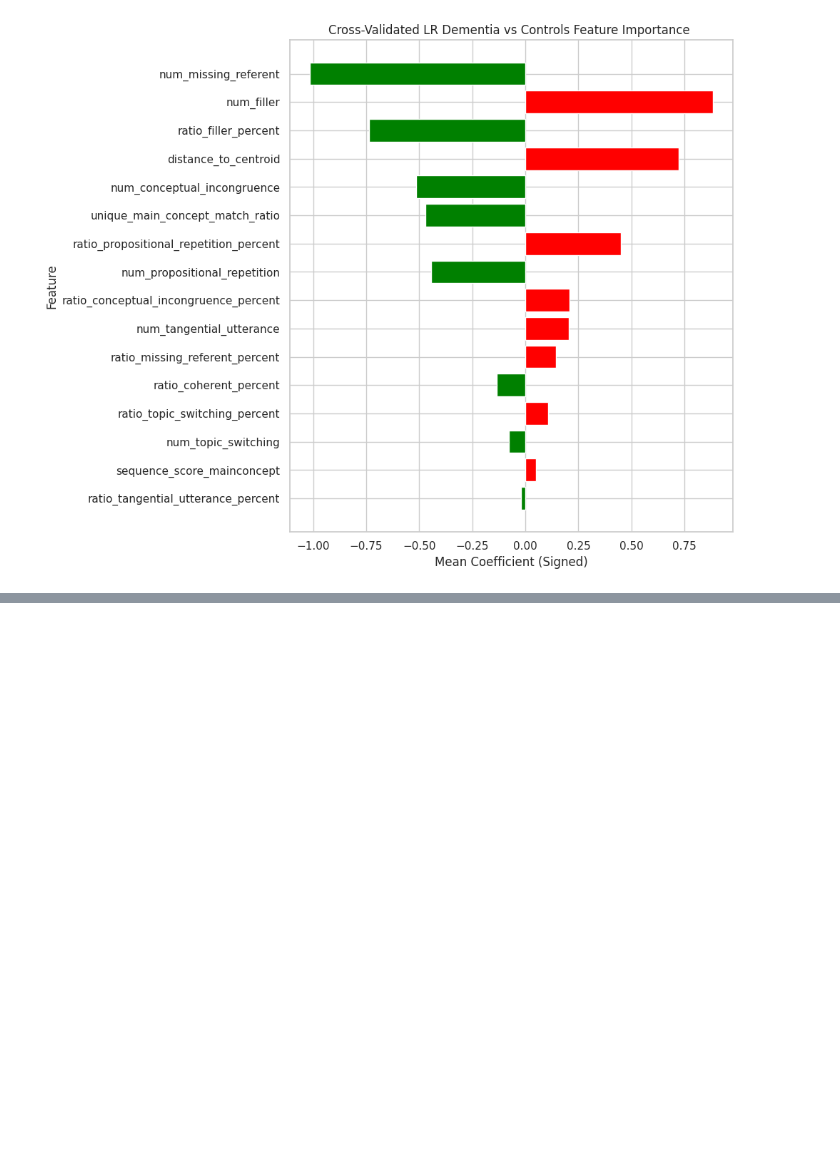
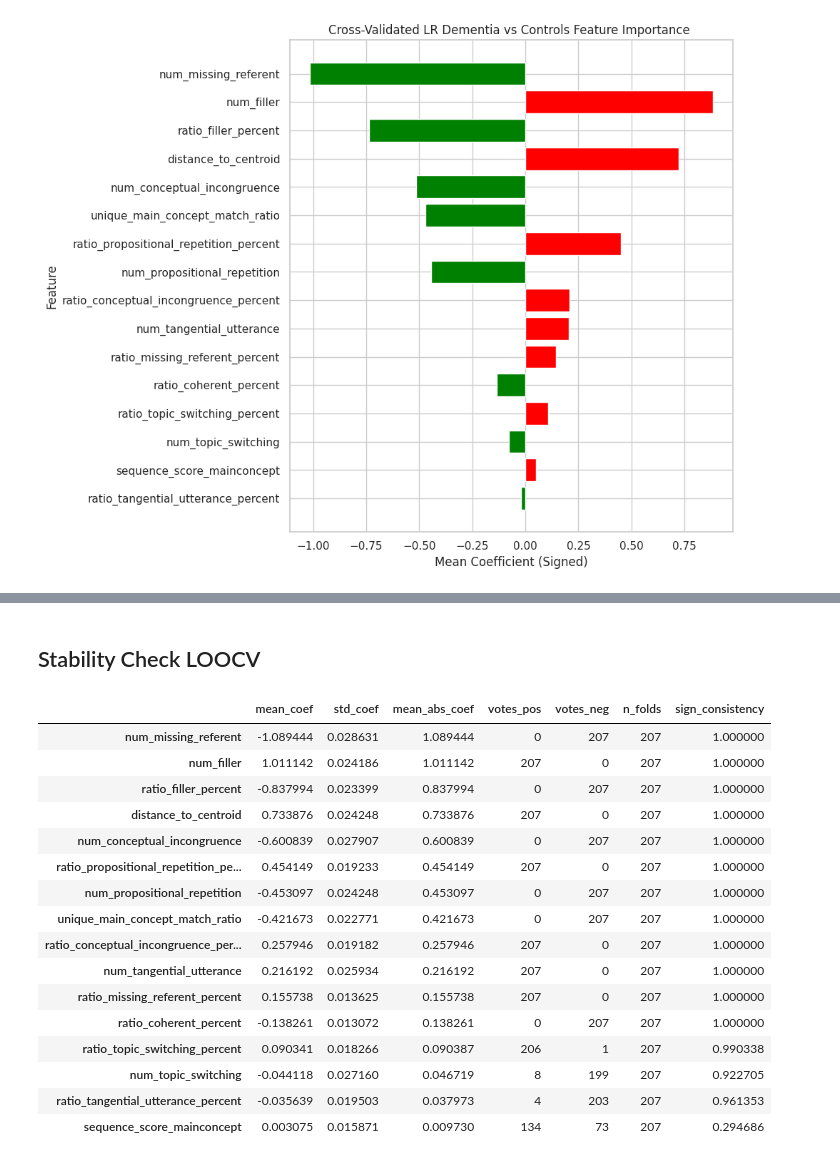
Before and after one commit to cassielee04/mainconcpet_analysis, a Jupyter notebook: src/notebooks/dementia_controls_mainconcept_update.ipynb, the cells around one changed output, grey strips where cells are left out. Saved outputs shown, nothing was run; the diff lists cells and outputs as text; code cells hidden in the pictures; blank space fills up the shorter version.

```diff
--- a/src/notebooks/dementia_controls_mainconcept_update.ipynb
+++ b/src/notebooks/dementia_controls_mainconcept_update.ipynb
@@ -1120,0 +1152,77 @@ plt.show()
+# %% [markdown]
+## Stability Check LOOCV
+# %%
+import numpy as np
+import pandas as pd
+import matplotlib.pyplot as plt
+
+from sklearn.model_selection import LeaveOneOut
+from sklearn.pipeline import Pipeline
+from sklearn.preprocessing import StandardScaler
+from sklearn.linear_model import LogisticRegression
+
+pipe = Pipeline([
+    ("clf", LogisticRegression(
+        solver="liblinear",
+        max_iter=500,
+        class_weight="balanced"
+    ))
+])
+
+loo = LeaveOneOut()
+
+coef_list = []
+for train_idx, test_idx in loo.split(X, y):
+    pipe.fit(X.iloc[train_idx], y.iloc[train_idx])
+    coef_list.append(pipe.named_steps["clf"].coef_.ravel())
+
+coef_loo = pd.DataFrame(coef_list, columns=X.columns)
+
+# stability summary
+votes_pos = (coef_loo > 0).sum()
+votes_neg = (coef_loo < 0).sum()
+n_folds = len(coef_loo)
+
+summary = pd.DataFrame({
+    "mean_coef": coef_loo.mean(),
+    "std_coef": coef_loo.std(),
+    "mean_abs_coef": coef_loo.abs().mean(),
+    "votes_pos": votes_pos,
+    "votes_neg": votes_neg,
+    "n_folds": n_folds,
+    "sign_consistency": (votes_pos - votes_neg).abs() / n_folds
+}).sort_values("mean_abs_coef", ascending=False)
+summary
+# ---- PLOT ----
+# TOP_N = 20
+# top = summary.head(TOP_N).iloc[::-1]  # reverse for barh
+
+# plt.figure(figsize=(10, 8))
+# plt.barh(
+#     top.index,
+#     top["mean_coef"],
+#     color=["green" if v > 0 else "red" for v in top["mean_coef"]]
+# )
+# plt.axvline(0, linestyle="--", linewidth=1)
+# plt.xlabel("Mean LOOCV Coefficient (signed)")
+# plt.title(f"LOOCV LR Coefficients (Aphasia vs Control) — Top {TOP_N} by mean |coef|")
+# plt.tight_layout()
+# plt.show()
+# %% [output]
+|  | mean_coef | std_coef | mean_abs_coef | votes_pos | votes_neg | n_folds | sign_consistency |
+| num_missing_referent | -1.089444 | 0.028631 | 1.089444 | 0 | 207 | 207 | 1.000000 |
+| num_filler | 1.011142 | 0.024186 | 1.011142 | 207 | 0 | 207 | 1.000000 |
+| ratio_filler_percent | -0.837994 | 0.023399 | 0.837994 | 0 | 207 | 207 | 1.000000 |
+| distance_to_centroid | 0.733876 | 0.024248 | 0.733876 | 207 | 0 | 207 | 1.000000 |
+| num_conceptual_incongruence | -0.600839 | 0.027907 | 0.600839 | 0 | 207 | 207 | 1.000000 |
+| ratio_propositional_repetition_pe... | 0.454149 | 0.019233 | 0.454149 | 207 | 0 | 207 | 1.000000 |
+| num_propositional_repetition | -0.453097 | 0.024248 | 0.453097 | 0 | 207 | 207 | 1.000000 |
+| unique_main_concept_match_ratio | -0.421673 | 0.022771 | 0.421673 | 0 | 207 | 207 | 1.000000 |
+| ratio_conceptual_incongruence_per... | 0.257946 | 0.019182 | 0.257946 | 207 | 0 | 207 | 1.000000 |
+| num_tangential_utterance | 0.216192 | 0.025934 | 0.216192 | 207 | 0 | 207 | 1.000000 |
+| ratio_missing_referent_percent | 0.155738 | 0.013625 | 0.155738 | 207 | 0 | 207 | 1.000000 |
+| ratio_coherent_percent | -0.138261 | 0.013072 | 0.138261 | 0 | 207 | 207 | 1.000000 |
+| ratio_topic_switching_percent | 0.090341 | 0.018266 | 0.090387 | 206 | 1 | 207 | 0.990338 |
+| num_topic_switching | -0.044118 | 0.027160 | 0.046719 | 8 | 199 | 207 | 0.922705 |
+| ratio_tangential_utterance_percent | -0.035639 | 0.019503 | 0.037973 | 4 | 203 | 207 | 0.961353 |
+| sequence_score_mainconcept | 0.003075 | 0.015871 | 0.009730 | 134 | 73 | 207 | 0.294686 |
```
Also changed, not shown: parts of 7 cells of this notebook, 1 other file.
